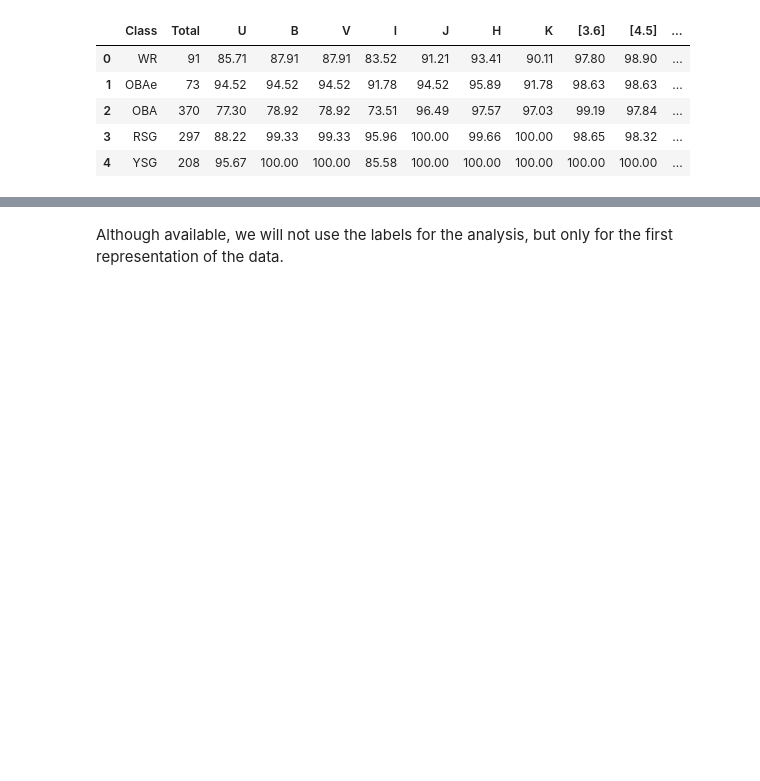
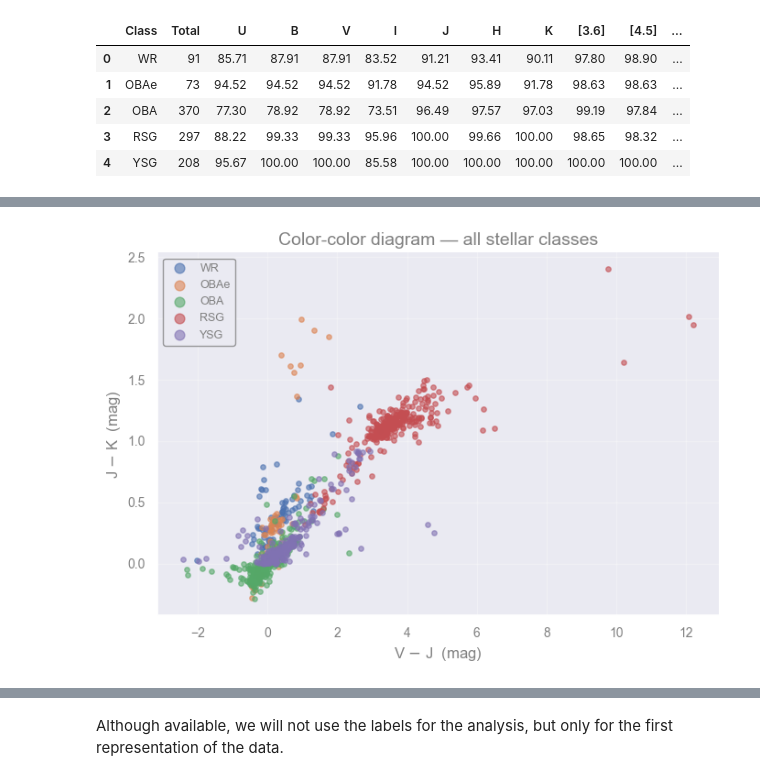
Before and after one commit to AstroStat-Academy/astrostat-school-7, a Jupyter notebook: Machine_Learning/Classification.ipynb, the cells around one changed output, grey strips where cells are left out. Cells and saved outputs as stored; diff of their text form; code cells hidden in the pictures; blank space fills up the shorter version.

```diff
--- a/Machine_Learning/Classification.ipynb
+++ b/Machine_Learning/Classification.ipynb
@@ -256,0 +264,21 @@ Number of stars per band (in %)
+# %%
+# Color-color diagram: all classes in the same photometric space
+# V-J traces temperature; J-K traces circumstellar emission and mass-loss
+fig, ax = plt.subplots(figsize=(7, 5))
+
+for spt in unique_cls:
+    mask = df_data['SpT'] == spt
+    v_j = df_data.loc[mask, 'V'] - df_data.loc[mask, 'J']
+    j_k = df_data.loc[mask, 'J'] - df_data.loc[mask, 'K']
+    # Keep only sources with both colors measured
+    valid = v_j.notna() & j_k.notna()
+    ax.scatter(v_j[valid], j_k[valid], label=spt, s=15, alpha=0.6)
+
+ax.set_xlabel('V $-$ J  (mag)')
+ax.set_ylabel('J $-$ K  (mag)')
+ax.legend(fontsize=9, markerscale=2)
+ax.set_title('Color-color diagram — all stellar classes')
+plt.tight_layout()
+plt.show()
+# %% [output]
+[figure, added]
```
Also changed, not shown: parts of 15 cells of this notebook, 1 other file.
